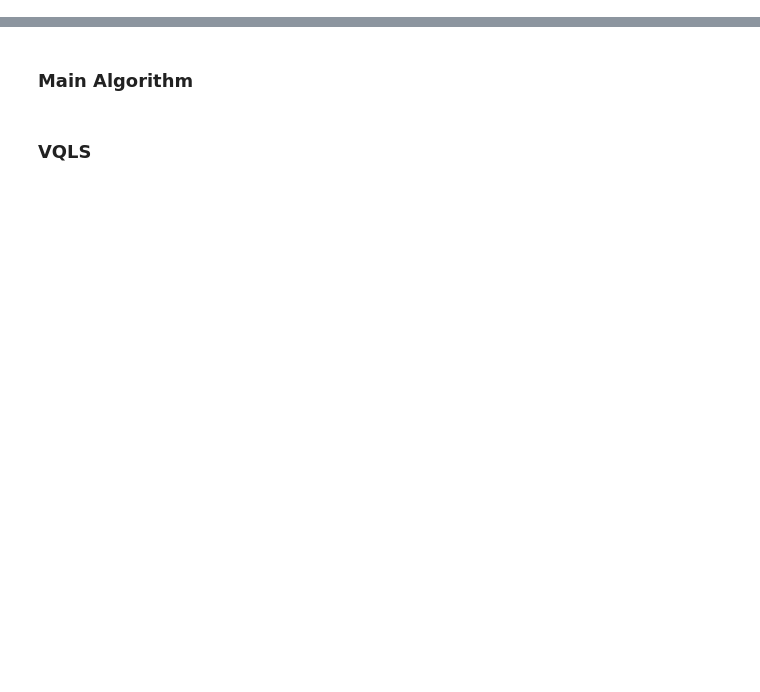
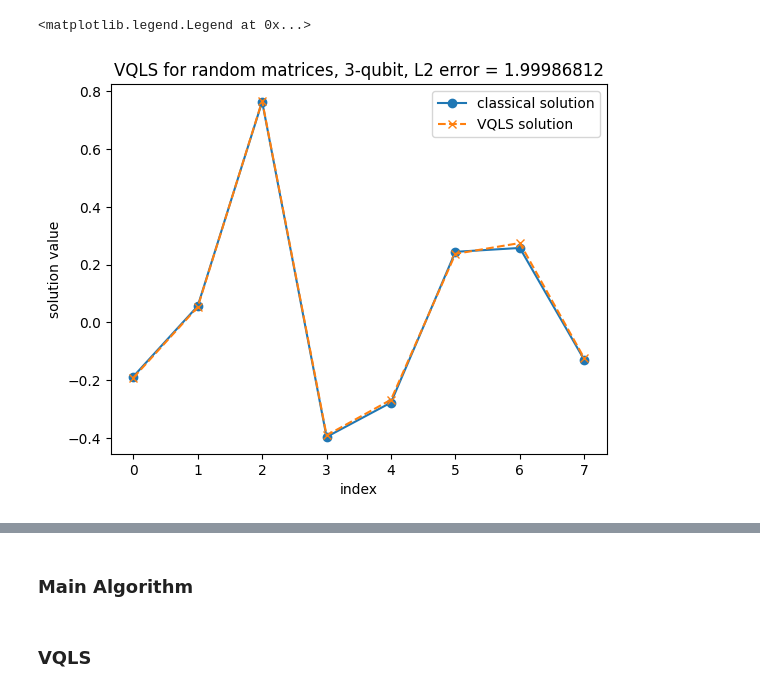
Before and after one commit to comp-physics/NISQ-Quantum-CFD, a Jupyter notebook: VQLS/VQLS-playground.ipynb, the cells around one changed output, grey strips where cells are left out. Cells and saved outputs as stored; diff of their text form; code cells hidden in the pictures; blank space fills up the shorter version.

```diff
--- a/VQLS/VQLS-playground.ipynb
+++ b/VQLS/VQLS-playground.ipynb
@@ -41,0 +106,15 @@ VQLS Iteration 1065 Cost 1.1045608871995682e-11
+# %%
+ansatz = RealAmplitudes(nqbit, entanglement="linear", reps=6, insert_barriers=False)
+# %%
+log = VQLSLog([], [])
+estimator = Estimator()
+sampler = Sampler()
+vqls = VQLS(
+    estimator,
+    ansatz,
+#     COBYLA(maxiter=5000, disp=True),
+    L_BFGS_B(maxiter=5000, ftol=1e-4),
+#     CG(maxiter=5000, tol=1e-3),
+    sampler=sampler,
+    callback=log.update,
+)
@@ -41,0 +126,14 @@ VQLS Iteration 1065 Cost 1.1045608871995682e-11
+# %%
+vqls_solution = np.real(Statevector(res.state).data)
+err = np.linalg.norm(ref_solution - vqls_solution)
+
+plt.plot(ref_solution, "o-", label="classical solution")
+plt.plot(-vqls_solution, "x--", label="VQLS solution")
+plt.xlabel("index")
+plt.ylabel("solution value")
+plt.title("VQLS for random matrices, {0}-qubit, L2 error = {1:.8f}".format(nqbit, err))
+plt.legend()
+# plt.savefig("5-qubit 1D random Poisson", dpi=500)
+# %% [output]
+<matplotlib.legend.Legend at 0x...>
+[figure, added]
```
Also changed, not shown: parts of 15 cells of this notebook, 7 other files.
